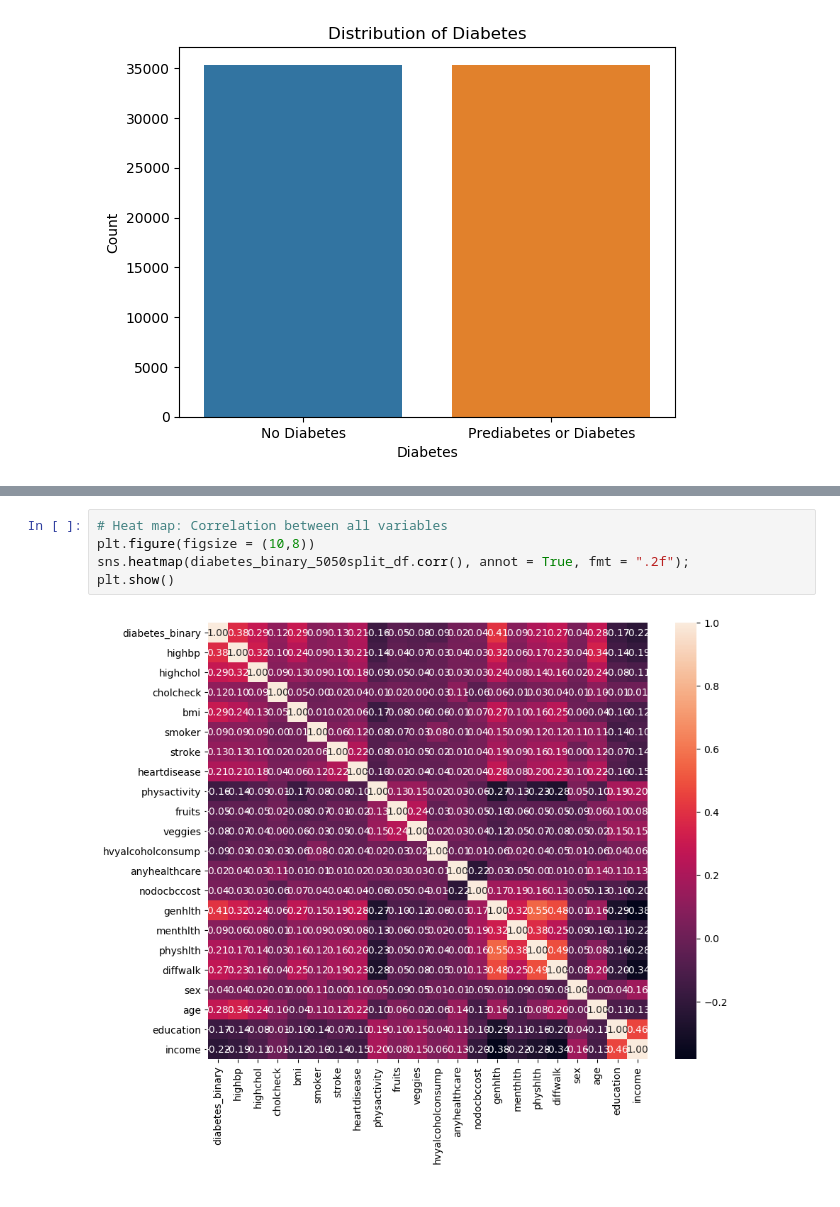
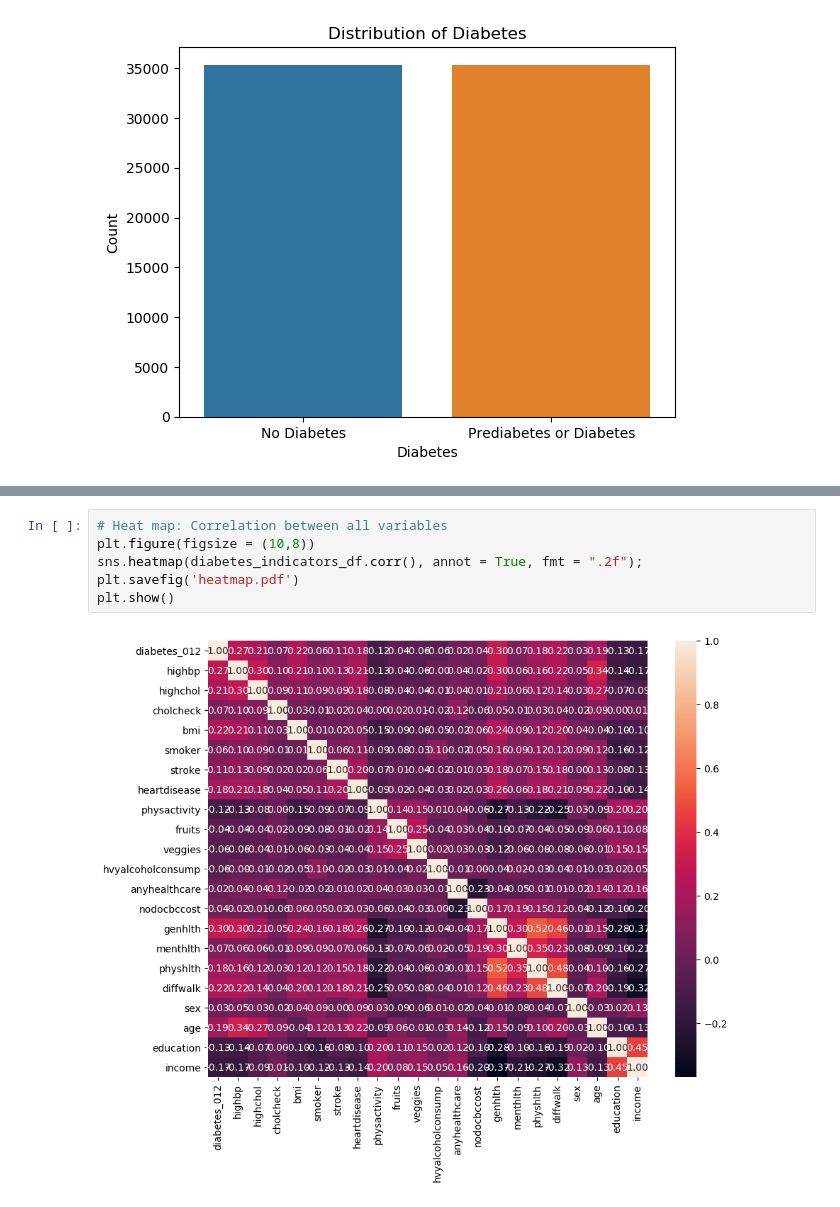
Before and after one commit to ChrisGarciaDS/Predict-Diabetes-Cloud, a Jupyter notebook: analysisNotebook.ipynb, the cells around one changed output, grey strips where cells are left out. Saved outputs shown, nothing was run; the diff lists cells and outputs as text.

```diff
--- a/analysisNotebook.ipynb
+++ b/analysisNotebook.ipynb
@@ -493,7 +457,8 @@ plt.show()
 # %%
 # Heat map: Correlation between all variables
 plt.figure(figsize = (10,8))
-sns.heatmap(diabetes_binary_5050split_df.corr(), annot = True, fmt = ".2f");
+sns.heatmap(diabetes_indicators_df.corr(), annot = True, fmt = ".2f");
+plt.savefig('heatmap.pdf')
 plt.show()
 # %% [output]
-[figure, old version]
+[figure, new version]
```
Also changed, not shown: parts of 44 cells of this notebook.
